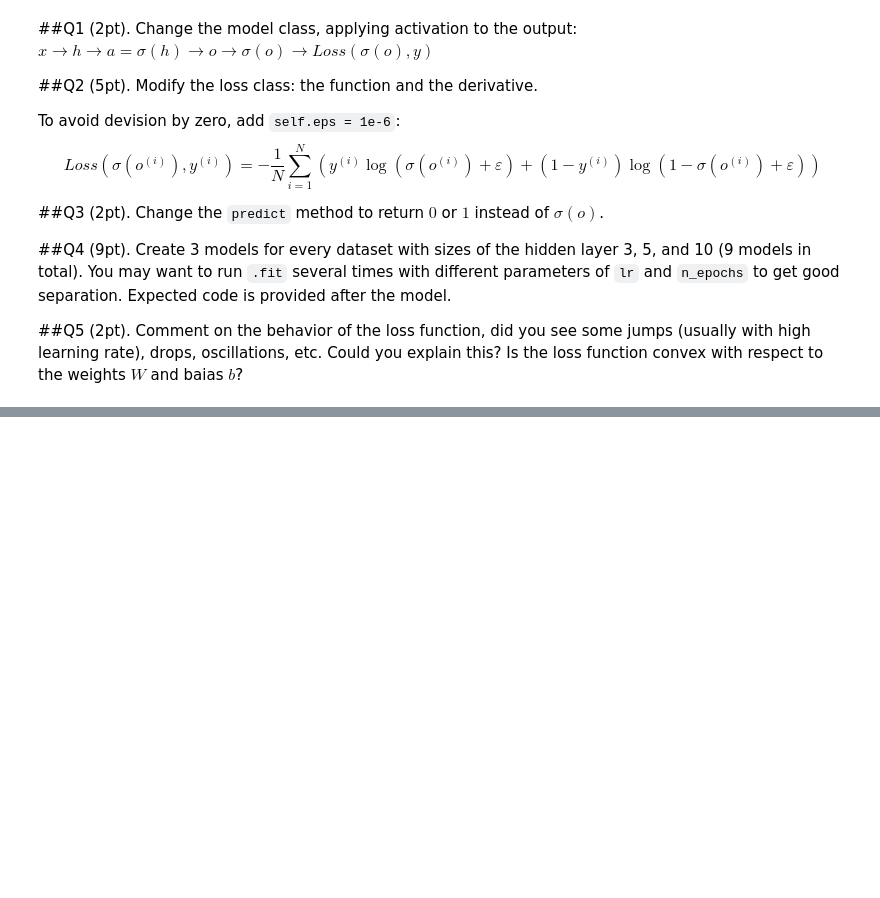
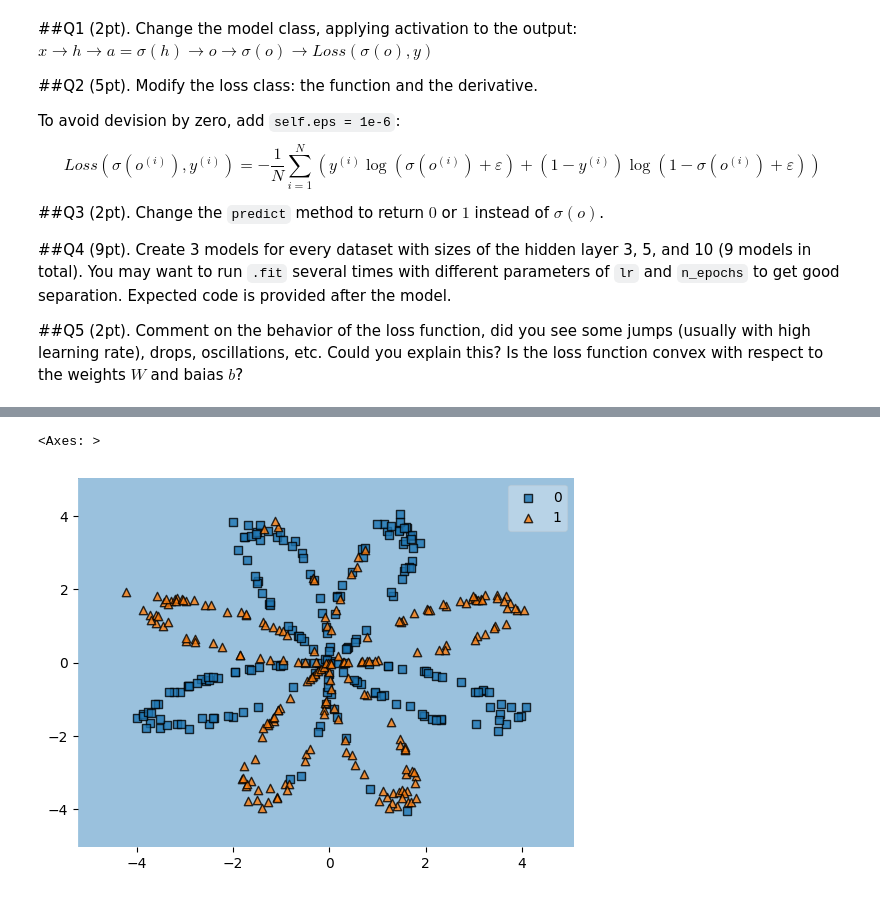
Before and after one commit to Joseppi007/MachineLearningRubbish, a Jupyter notebook: 2025_spring/Week10_unsupervised/HW9.ipynb, the cells around one changed output, grey strips where cells are left out. Drawn from its saved outputs; the diff is of its cells as text; code cells hidden in the pictures; blank space fills up the shorter version.

```diff
--- a/2025_spring/Week10_unsupervised/HW9.ipynb
+++ b/2025_spring/Week10_unsupervised/HW9.ipynb
@@ -154,2 +157,5 @@ class MyNN():
 # %%
-#plot_decision_regions(x,y.reshape(-1,),model_1)
+plot_decision_regions(x,y.reshape(-1,),model_1)
+# %% [output]
+<Axes: >
+[figure, added]
```
Also changed, not shown: parts of 7 cells of this notebook.
